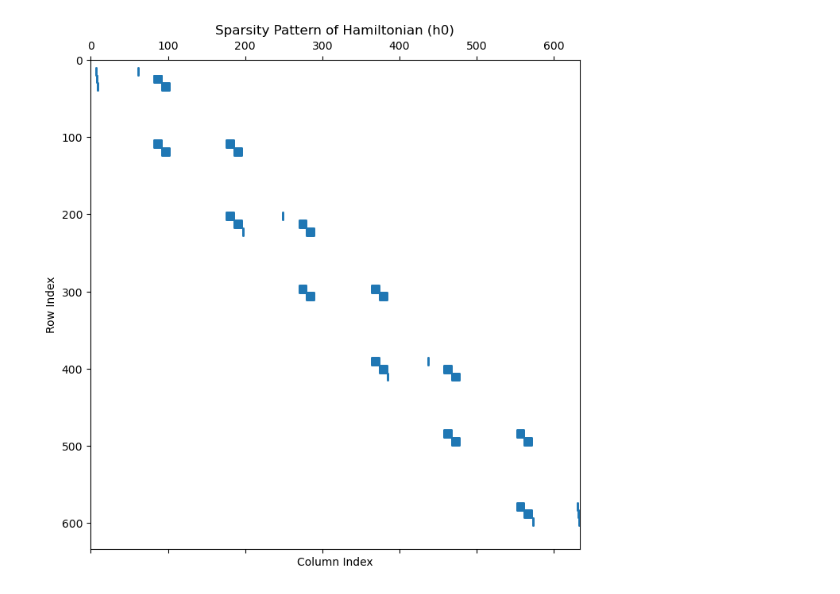
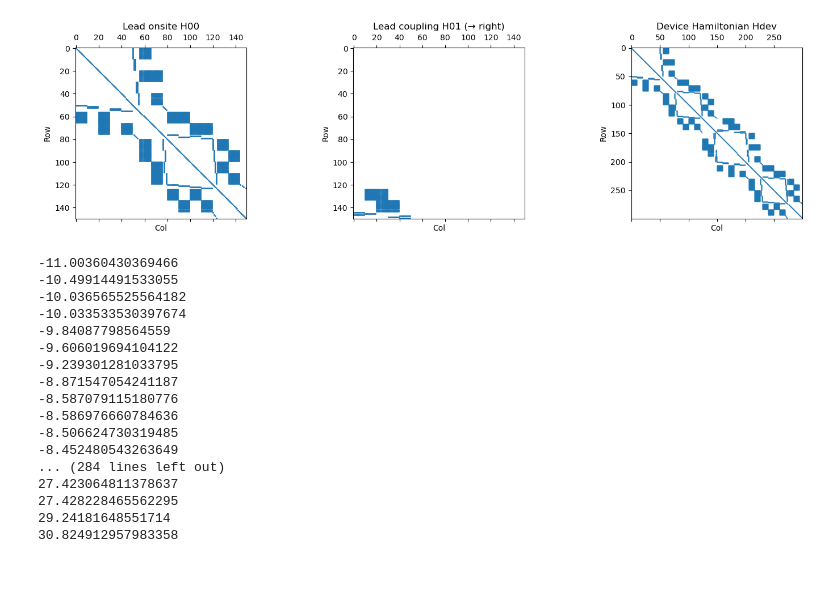
Before and after one commit to nandandiwan/Berkeley-Transport-Simulator, a Jupyter notebook: src/negf/examples/transmission_test.ipynb, the cells around one changed output. Cells and saved outputs as stored; diff of their text form; code cells hidden in the pictures.

```diff
--- a/src/negf/examples/transmission_test.ipynb
+++ b/src/negf/examples/transmission_test.ipynb
@@ -21,13 +22,18 @@ from hamiltonian.tb.orbitals import Orbitals
 # %%
 
 Orbitals.orbital_sets = {"Si": "SiliconSP3D5S", "H": "HydrogenS"}
-# Parametric nanowire gene
-#rator parameters
+# Parametric nanowire generator parameters
 a_si = 5.50
-hamiltonian = Hamiltonian(nx=1, ny=1, nz=2, a=a_si, periodic_dirs='xy', passivate_x=True, nn_distance=2.4, transport_dir=[1,0,0])
+hamiltonian = Hamiltonian(nx=2, ny=1, nz=1, a=a_si, periodic_dirs='x', passivate_x=False, nn_distance=2.4, transport_dir=[1,0,0], sort_axis='transport')
 hamiltonian.initialize()
 
-
-a_si = 5.50
-primitive_cell = [[a_si, 0,0 ],[0,a_si,0 ]]
-hamiltonian.set_periodic_bc(primitive_cell)
+# h0 is already the principal layer onsite from determine_leads
+print(hamiltonian.h_matrix.shape)
+# Visualize sparsity patterns
+fig, axs = plt.subplots(1, 3, figsize=(15, 4))
+axs[0].spy(hamiltonian.h_matrix, markersize=1); axs[0].set_title('h0')
+# axs[1].spy(hl, markersize=1); axs[1].set_title('hl (right->left)')
+# axs[2].spy(hr, markersize=1); axs[2].set_title('hr (left->right)')
+for ax in axs:
+    ax.set_xlabel('Col'); ax.set_ylabel('Row')
+plt.tight_layout(); plt.show()
@@ -54,11 +43,40 @@ array([[0.9998+0.j, 0.    +0.j, 0.    +0.j, ..., 0.    +0.j, 0.    +0.j,
 # %%
-# Visualize the structure (sparsity pattern) of the hamiltonian matrix h0
-import matplotlib.pyplot as plt
-plt.figure(figsize=(8, 8))
-plt.spy(hr, markersize=1)
-plt.title("Sparsity Pattern of Hamiltonian (h0)")
-plt.xlabel("Column Index")
-plt.ylabel("Row Index")
-plt.show()
+# Build lead principal-layer blocks
+ham_new, hL0, hLC, hR0, hRC = hamiltonian.determine_leads(tol=1e-3, choose='center', rewrite_h=False)
+
+# For NEGF, use the device-only Hamiltonian; self-energies are added to its boundary DOFs
+Hdev = hamiltonian.h_matrix
+
+fig, axs = plt.subplots(1, 3, figsize=(15, 4))
+axs[0].spy(hL0, markersize=1); axs[0].set_title('Lead onsite H00')
+axs[1].spy(hLC, markersize=1); axs[1].set_title('Lead coupling H01 (→ right)')
+axs[2].spy(Hdev, markersize=0.5); axs[2].set_title('Device Hamiltonian Hdev')
+for ax in axs:
+    ax.set_xlabel('Col'); ax.set_ylabel('Row')
+plt.tight_layout(); plt.show()
 # %% [output]
-[figure, old version]
+[figure, new version]
+# %%
+hamiltonian_ = Hamiltonian(nx=2, ny=1, nz=1, a=a_si, periodic_dirs='x', passivate_x=True, nn_distance=2.4, transport_dir=[1,0,0], sort_axis='transport')
+hamiltonian_.initialize()
+evals = np.linalg.eigvals(hamiltonian_.h_matrix)
+for i in np.sort(np.real(evals)):
+    print(i)
+# %% [output]
+-11.00360430369466
+-10.49914491533055
+-10.036565525564182
+-10.033533530397674
+-9.84087798564559
+-9.606019694104122
+-9.239301281033795
+-8.871547054241187
+-8.587079115180776
+-8.586976660784636
+-8.506624730319485
+-8.452480543263649
+... (284 lines left out)
+27.423064811378637
+27.428228465562295
+29.24181648551714
+30.824912957983358
```
Also changed, not shown: parts of 10 cells of this notebook, 9 other files.
